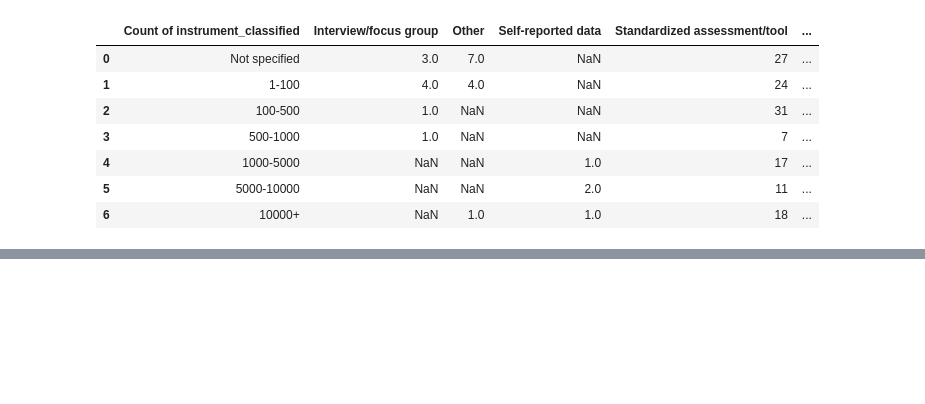
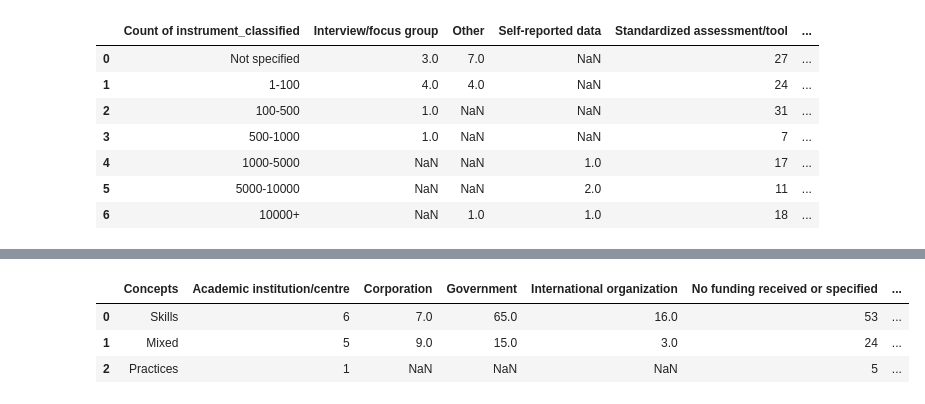
Before and after one commit to poppy-nicolette/ShinyShiny, a Jupyter notebook: dashboard-LNS/test_plots.ipynb, the cells around one changed output, grey strips where cells are left out. Cells and saved outputs as stored; diff of their text form; code cells hidden in the pictures; blank space fills up the shorter version.

```diff
--- a/dashboard-LNS/test_plots.ipynb
+++ b/dashboard-LNS/test_plots.ipynb
@@ -37,0 +102,9 @@ fig
+# %%
+#a_funder_concept
+a_funder_concept_df = pd.read_csv("www/a_funder_concept.csv",encoding="UTF-8")
+a_funder_concept_df
+# %% [output]
+|  | Concepts | Academic institution/centre | Corporation | Government | International organization | No funding received or specified | ... |
+| 0 | Skills | 6 | 7.0 | 65.0 | 16.0 | 53 | ... |
+| 1 | Mixed | 5 | 9.0 | 15.0 | 3.0 | 24 | ... |
+| 2 | Practices | 1 | NaN | NaN | NaN | 5 | ... |
```
Also changed, not shown: parts of 6 cells of this notebook, 3 other files.
